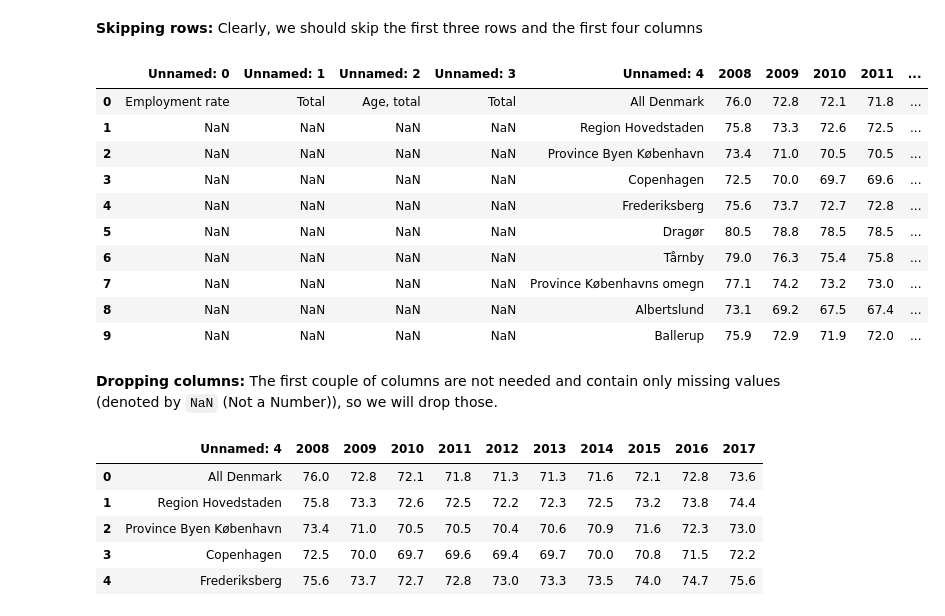
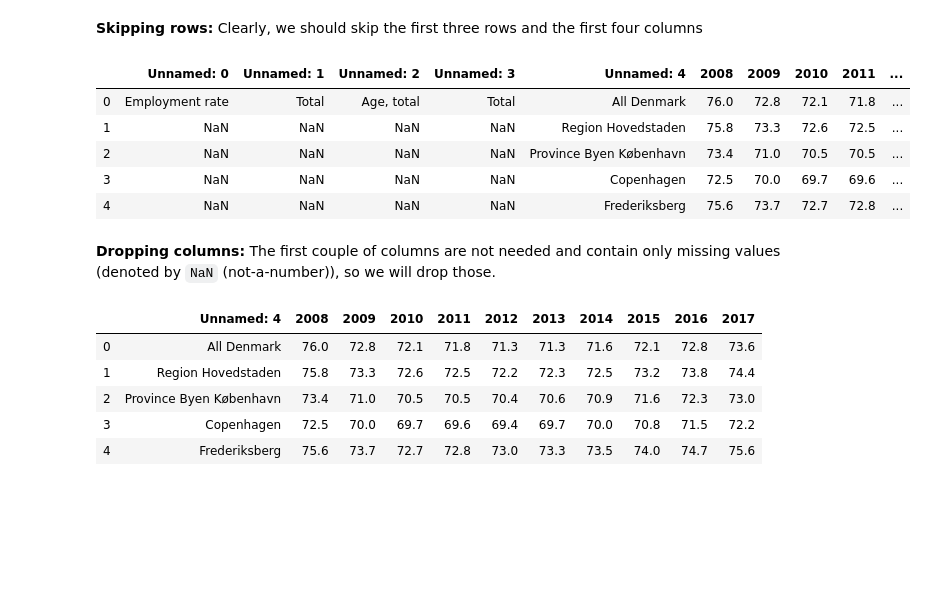
Before and after one commit to NumEconCopenhagen/lectures-2020, a Jupyter notebook: web/07/Load_save_and_structure_data.ipynb, the cells around one changed output. Cells and saved outputs as stored; diff of their text form; code cells hidden in the pictures; blank space fills up the shorter version.

```diff
--- a/web/07/Load_save_and_structure_data.ipynb
+++ b/web/07/Load_save_and_structure_data.ipynb
@@ -410,21 +410,16 @@ pd.read_excel(filename).head(10)
 **Skipping rows:** Clearly, we should skip the first three rows and the first four columns
 # %%
 empl = pd.read_excel(filename, skiprows=2)
-empl.head(10)
+empl.head(5)
 # %% [output]
 |  | Unnamed: 0 | Unnamed: 1 | Unnamed: 2 | Unnamed: 3 | Unnamed: 4 | 2008 | 2009 | 2010 | 2011 | ... |
 | 0 | Employment rate | Total | Age, total | Total | All Denmark | 76.0 | 72.8 | 72.1 | 71.8 | ... |
 | 1 | NaN | NaN | NaN | NaN | Region Hovedstaden | 75.8 | 73.3 | 72.6 | 72.5 | ... |
 | 2 | NaN | NaN | NaN | NaN | Province Byen København | 73.4 | 71.0 | 70.5 | 70.5 | ... |
 | 3 | NaN | NaN | NaN | NaN | Copenhagen | 72.5 | 70.0 | 69.7 | 69.6 | ... |
 | 4 | NaN | NaN | NaN | NaN | Frederiksberg | 75.6 | 73.7 | 72.7 | 72.8 | ... |
-| 5 | NaN | NaN | NaN | NaN | Dragør | 80.5 | 78.8 | 78.5 | 78.5 | ... |
-| 6 | NaN | NaN | NaN | NaN | Tårnby | 79.0 | 76.3 | 75.4 | 75.8 | ... |
-| 7 | NaN | NaN | NaN | NaN | Province Københavns omegn | 77.1 | 74.2 | 73.2 | 73.0 | ... |
-| 8 | NaN | NaN | NaN | NaN | Albertslund | 73.1 | 69.2 | 67.5 | 67.4 | ... |
-| 9 | NaN | NaN | NaN | NaN | Ballerup | 75.9 | 72.9 | 71.9 | 72.0 | ... |
 # %% [markdown]
-**Dropping columns:** The first couple of columns are not needed and contain only missing values (denoted by `NaN` (Not a Number)), so we will drop those.
+**Dropping columns:** The first couple of columns are not needed and contain only missing values (denoted by `NaN` (not-a-number)), so we will drop those.
 # %%
 drop_these = ['Unnamed: 0', 'Unnamed: 1', 'Unnamed: 2', 'Unnamed: 3']
 empl.drop(drop_these, axis=1, inplace=True) # axis = 1 -> columns, inplace=True -> changed, no copy made
```
Also changed, not shown: parts of 105 cells of this notebook, 9 other files.
